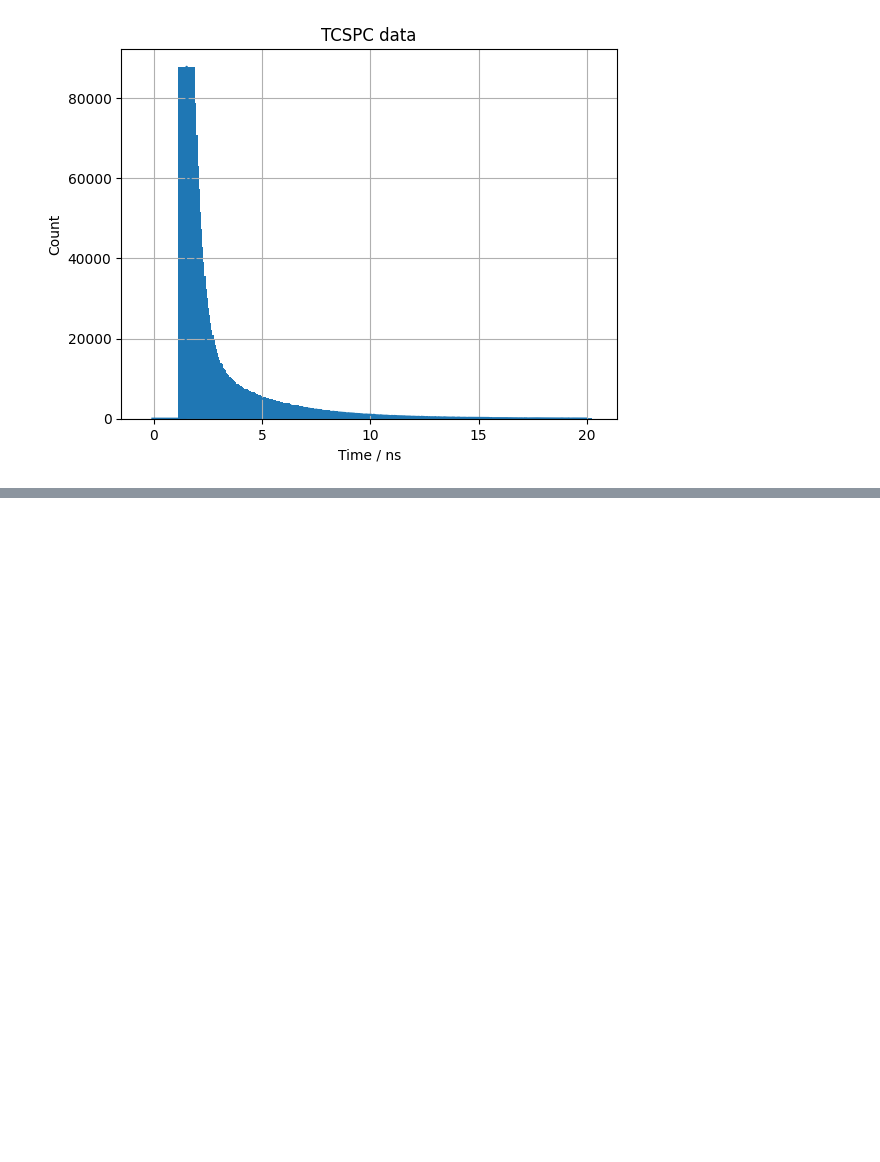
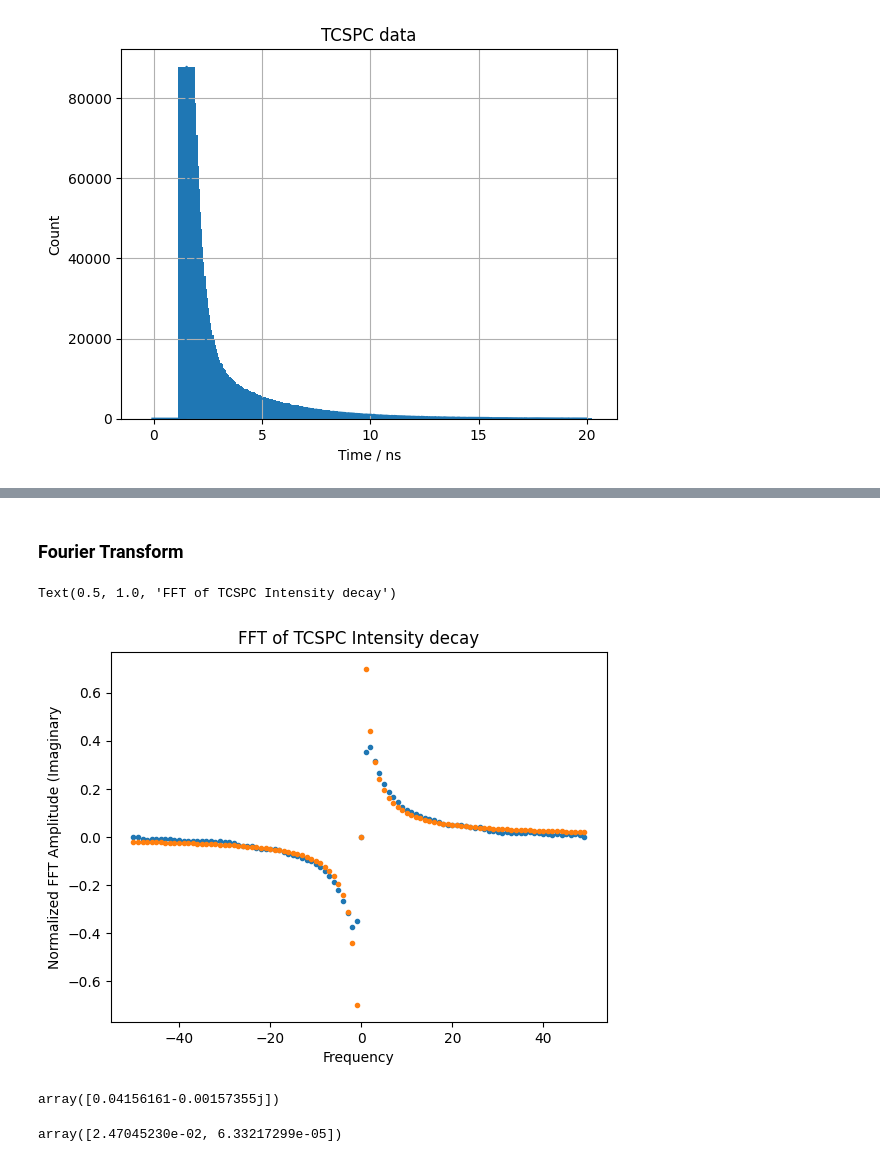
Before and after one commit to ngcnpeter/Y3_Group_Project_2B, a Jupyter notebook: TCSPC-simulation/2Bsimulation.ipynb, the cells around one changed output, grey strips where cells are left out. Drawn from its saved outputs; the diff is of its cells as text; code cells hidden in the pictures; blank space fills up the shorter version.

Commit message:
phasor added to ipynb

```diff
--- a/TCSPC-simulation/2Bsimulation.ipynb
+++ b/TCSPC-simulation/2Bsimulation.ipynb
@@ -170,0 +222,20 @@ plt.bar(data[:, 0],data[:, 1])
+# %% [markdown]
+### Fourier Transform
+# %%
+freq = np.fft.fftfreq(len(counts), d=1./len(counts))
+phasor = np.fft.fft(counts)/np.sum(counts) #Fourier Transform to obtain phasor
+plt.plot(freq,-np.imag(phasor),'.')
+# plt.plot(freq, amplitudes[0]/decay_time_constants[0]**2/((freq)**2+(1/decay_time_constants[0])**2)
+# +amplitudes[1]/decay_time_constants[1]**2/((freq)**2+(1/decay_time_constants[1])**2),'.')
+plt.plot(freq, amplitudes[0]*freq/((freq)**2+(1/decay_time_constants[0])**2)
++amplitudes[1]*freq/((freq)**2+(1/decay_time_constants[1])**2),'.')
+plt.xlabel('Frequency')
+plt.ylabel('Normalized FFT Amplitude (Imaginary')
+plt.title('FFT of TCSPC Intensity decay')
+# %% [output]
+Text(0.5, 1.0, 'FFT of TCSPC Intensity decay')
+[figure, added]
+# %%
+(np.fft.fft(counts)/np.sum(counts))[omega==0.48]
+# %% [output]
+array([0.04156161-0.00157355j])
@@ -170,0 +255,4 @@ plt.bar(data[:, 0],data[:, 1])
+# %%
+phasor_coordinate(decay_time_constants,omegas)[0]
+# %% [output]
+array([2.47045230e-02, 6.33217299e-05])
```
Also changed, not shown: parts of 9 cells of this notebook, 1 other file.
